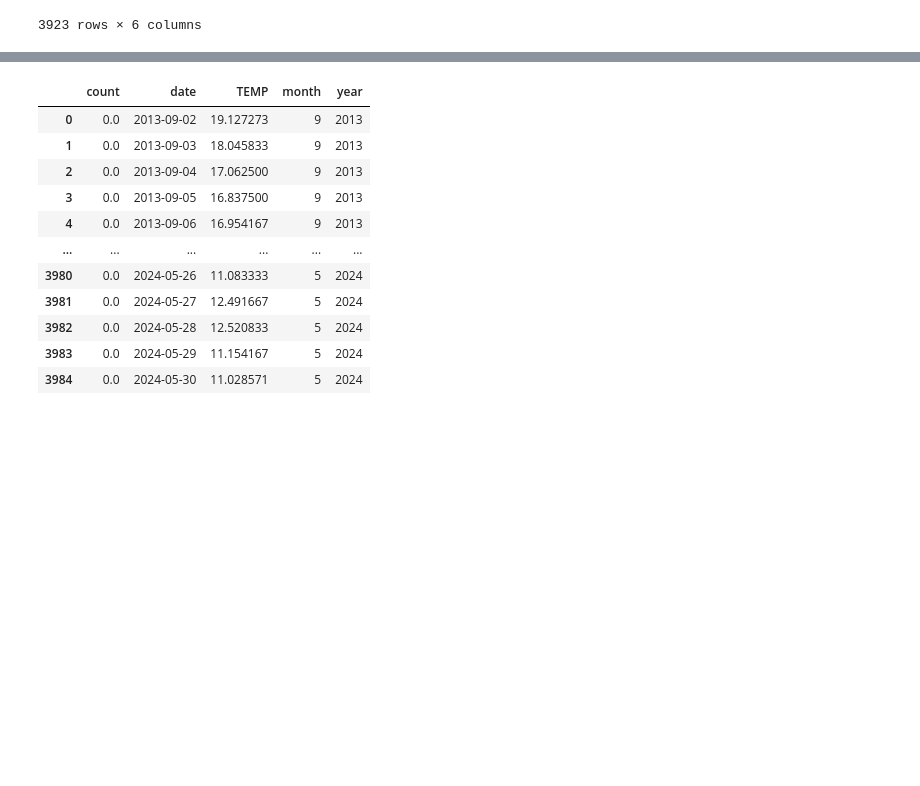
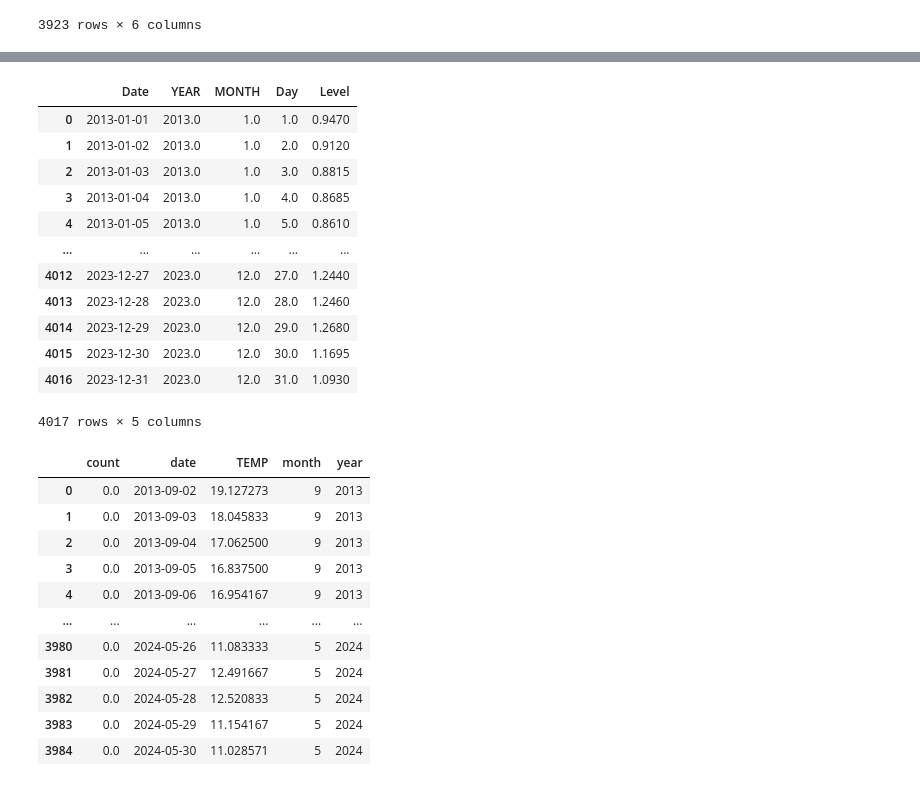
Before and after one commit to brahmwg/Bottlenecks_MDS_Capstone, a Jupyter notebook: outMigration_model/TS_with_winter.ipynb, the cells around one changed output, grey strips where cells are left out. Cells and saved outputs as stored; diff of their text form; code cells hidden in the pictures; blank space fills up the shorter version.

```diff
--- a/outMigration_model/TS_with_winter.ipynb
+++ b/outMigration_model/TS_with_winter.ipynb
@@ -52,3 +92,26 @@ temp_df
+# %%
+level_df = pd.read_csv("data/level_2023.csv")
+level_df_pivoted = level_df.melt(id_vars=["STATION_NUMBER", "YEAR", "MONTH"], var_name="Day", value_name="Level")
+level_df_pivoted["Day"] = level_df_pivoted["Day"].str.replace("LEVEL", "").astype(int)
+level_df_pivoted["Date"] = level_df_pivoted["YEAR"].astype(str) + "-" + level_df_pivoted["MONTH"].astype(str) + "-" + level_df_pivoted["Day"].astype(str)
+level_df_pivoted["Date"] = pd.to_datetime(level_df_pivoted["Date"], errors='coerce', format='mixed')
+level_df_pivoted = level_df_pivoted.dropna(subset=["Date"]).sort_values(by="Date")
+level_df_pivoted = level_df_pivoted.groupby("Date").mean("Level").reset_index()
+level_df_pivoted
+# %% [output]
+|  | Date | YEAR | MONTH | Day | Level |
+| 0 | 2013-01-01 | 2013.0 | 1.0 | 1.0 | 0.9470 |
+| 1 | 2013-01-02 | 2013.0 | 1.0 | 2.0 | 0.9120 |
+| 2 | 2013-01-03 | 2013.0 | 1.0 | 3.0 | 0.8815 |
+| 3 | 2013-01-04 | 2013.0 | 1.0 | 4.0 | 0.8685 |
+| 4 | 2013-01-05 | 2013.0 | 1.0 | 5.0 | 0.8610 |
+| ... | ... | ... | ... | ... | ... |
+| 4012 | 2023-12-27 | 2023.0 | 12.0 | 27.0 | 1.2440 |
+| 4013 | 2023-12-28 | 2023.0 | 12.0 | 28.0 | 1.2460 |
+| 4014 | 2023-12-29 | 2023.0 | 12.0 | 29.0 | 1.2680 |
+| 4015 | 2023-12-30 | 2023.0 | 12.0 | 30.0 | 1.1695 |
+| 4016 | 2023-12-31 | 2023.0 | 12.0 | 31.0 | 1.0930 |
+4017 rows × 5 columns
 # %%
 comb = df.merge(temp_df[["UTC_DATE", "TEMP"]], left_on="date", right_on="UTC_DATE", how="right")
 comb = comb.drop(["date", "species"], axis=1)
```
Also changed, not shown: parts of 7 cells of this notebook.
